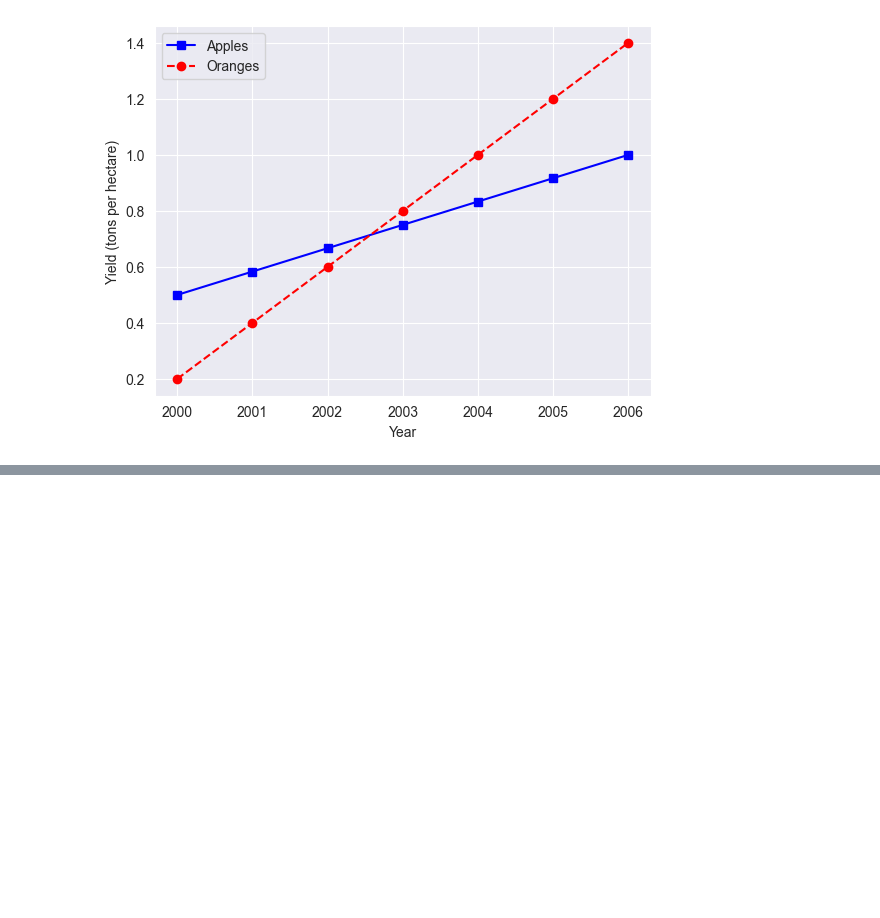
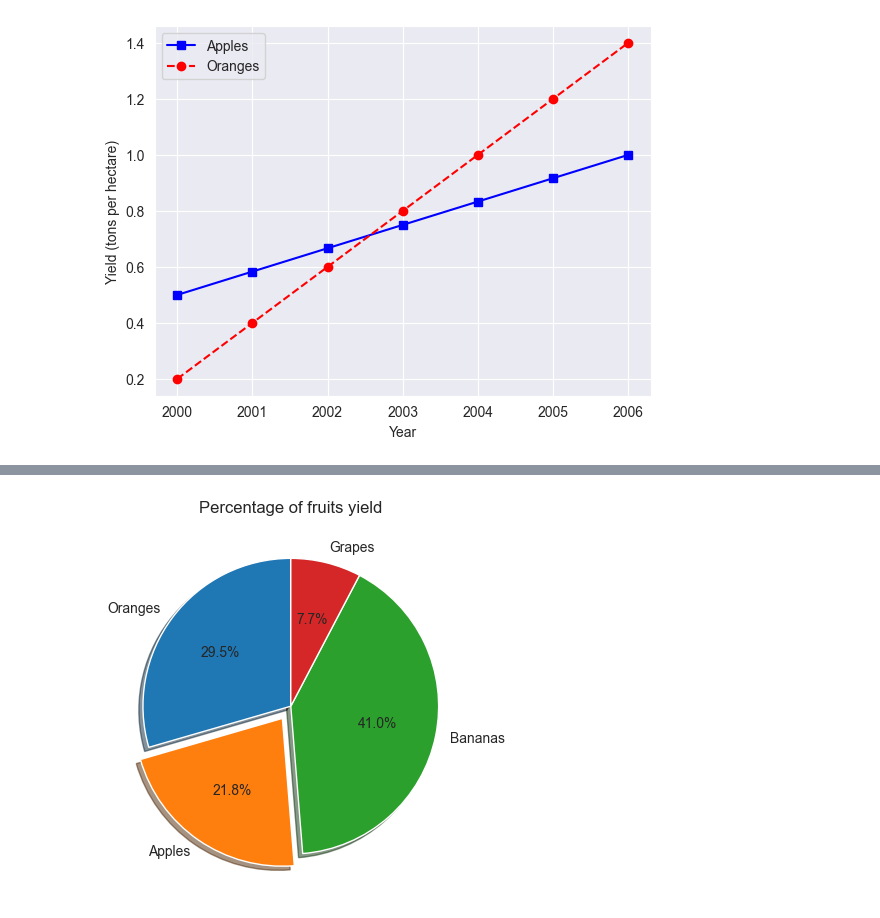
Before and after one commit to iitimii/AI-ML-Learning-Path, a Jupyter notebook: data_visiualization.ipynb, the cells around one changed output, grey strips where cells are left out. Cells and saved outputs as stored; diff of their text form; code cells hidden in the pictures; blank space fills up the shorter version.

```diff
--- a/data_visiualization.ipynb
+++ b/data_visiualization.ipynb
@@ -45,0 +45,12 @@ plt.bar(years, total_yield);
+# %%
+# Pie Chart
+yield_oranges = 23
+yield_apples = 17
+yield_bananas = 32
+yield_grapes = 6
+labels = ['Oranges', 'Apples', 'Bananas', 'Grapes']
+plt.title("Percentage of fruits yield")
+plt.pie([yield_oranges, yield_apples, yield_bananas, yield_grapes], labels=labels, autopct='%1.1f%%',
+        shadow=True, startangle=90, explode=(0, 0.1, 0, 0));
+# %% [output]
+[figure, added]
```
Also changed, not shown: parts of 5 cells of this notebook.
